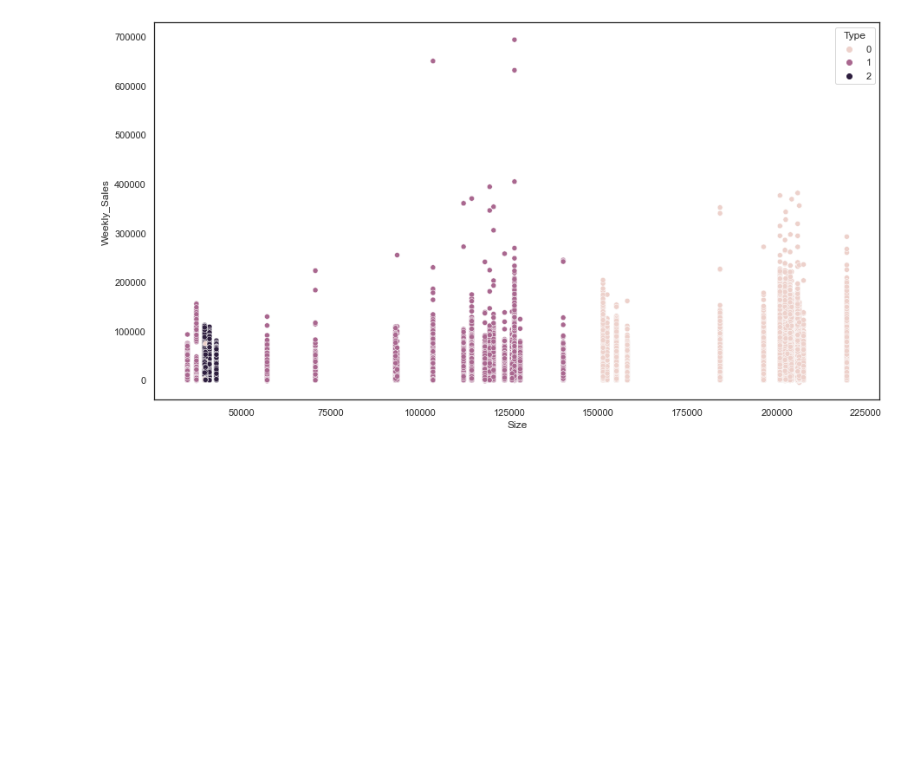
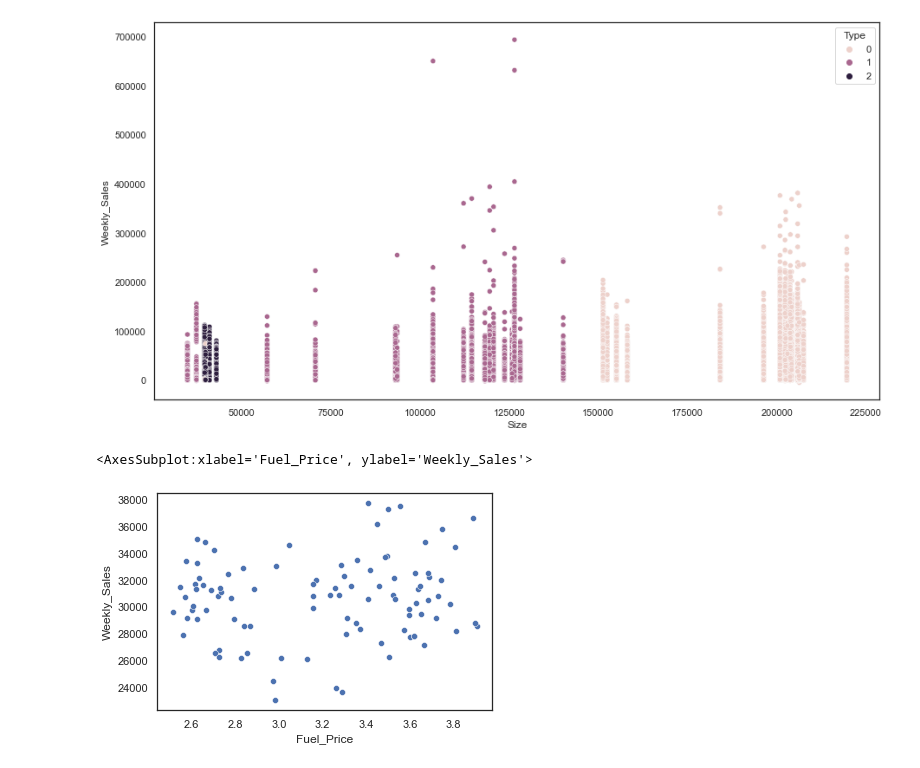
Before and after one commit to tmxkqotnl/project_mini_machine_learning_team_two, a Jupyter notebook: source/ssj_data_preprocessing(add).ipynb, the cells around one changed output. Drawn from its saved outputs; the diff is of its cells as text; code cells hidden in the pictures; blank space fills up the shorter version.

```diff
--- a/source/ssj_data_preprocessing(add).ipynb
+++ b/source/ssj_data_preprocessing(add).ipynb
@@ -590,3 +590,8 @@ sns.scatterplot(x=df['Size'], y=df['Weekly_Sales'], hue=df['Type'])
 # %% [output]
 <AxesSubplot:xlabel='Size', ylabel='Weekly_Sales'>
 [figure]
+# %%
+sns.scatterplot(x = df[df['Dept']==10]['Fuel_Price'], y = df[df['Store']==1]['Weekly_Sales'])
+# %% [output]
+<AxesSubplot:xlabel='Fuel_Price', ylabel='Weekly_Sales'>
+[figure, added]
```
Also changed, not shown: parts of 8 cells of this notebook.
